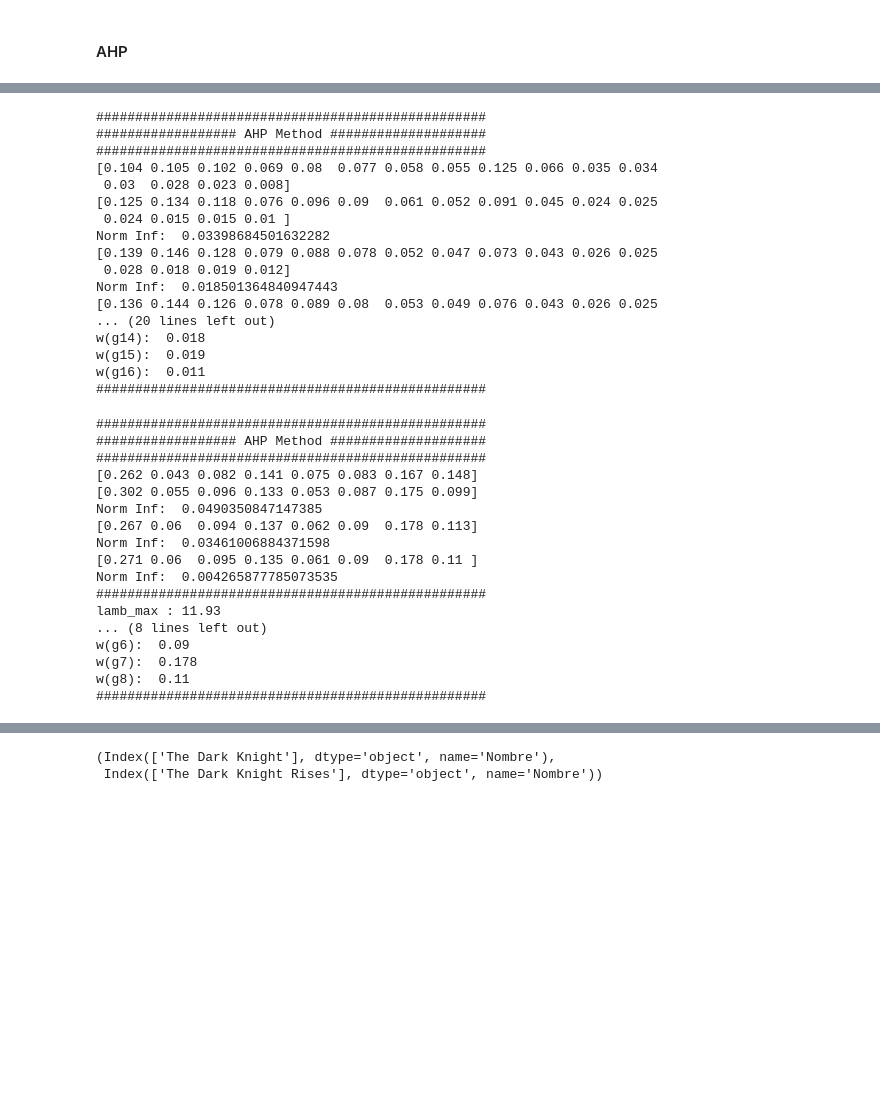
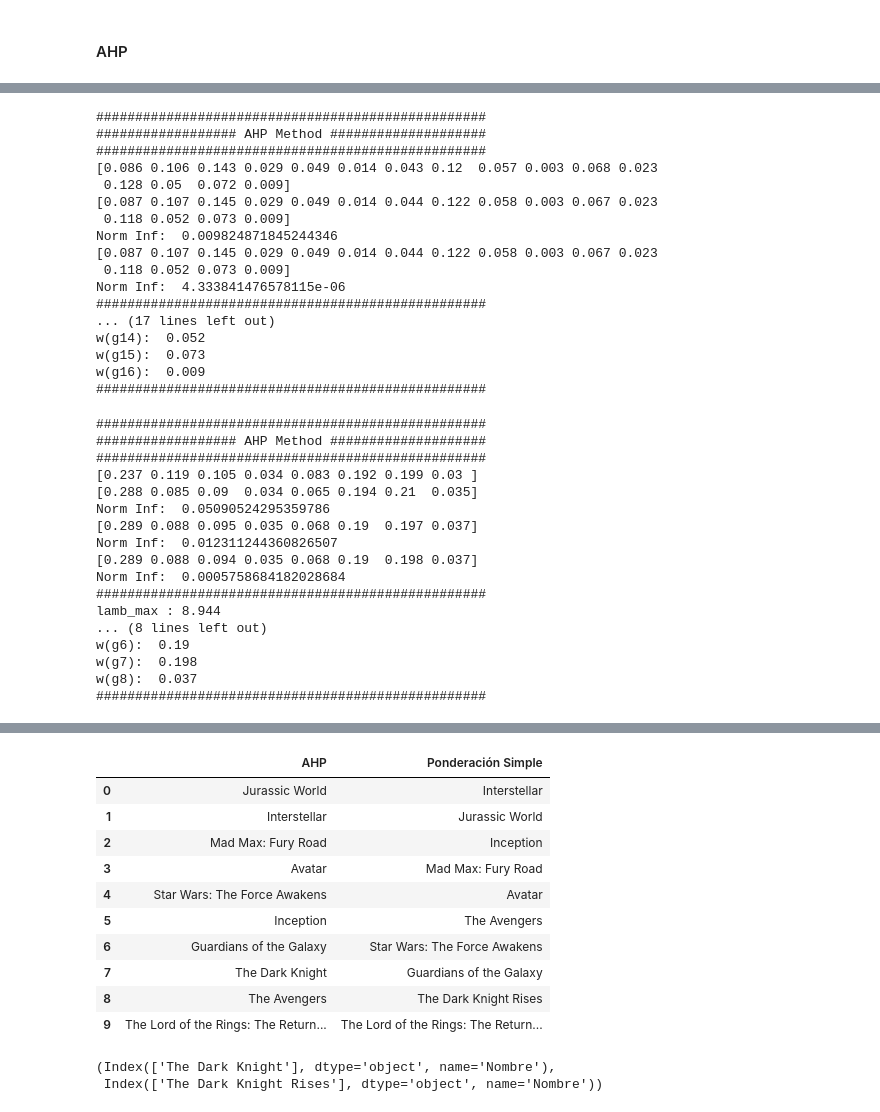
Before and after one commit to daoterog/Multi-Objective-Optim-Coursework, a Jupyter notebook: third_project/AHP.ipynb, the cells around one changed output, grey strips where cells are left out. Drawn from its saved outputs; the diff is of its cells as text; code cells hidden in the pictures; blank space fills up the shorter version.

```diff
--- a/third_project/AHP.ipynb
+++ b/third_project/AHP.ipynb
@@ -267,25 +184,24 @@ def create_matrix(lista_, dict_gen):
 # %%
-lista_generos = dataset_normalized['Género'].unique()
-matriz_generos = create_matrix(lista_generos, dict_gen)
-weights, rc = ahp_method(matriz_generos)
+#matriz_generos = create_matrix(lista_generos, dict_gen)
+weights, rc = ahp_method(matriz)
 # %% [output]
 ##################################################
 ################## AHP Method ####################
 ##################################################
-[0.104 0.105 0.102 0.069 0.08  0.077 0.058 0.055 0.125 0.066 0.035 0.034
- 0.03  0.028 0.023 0.008]
-[0.125 0.134 0.118 0.076 0.096 0.09  0.061 0.052 0.091 0.045 0.024 0.025
- 0.024 0.015 0.015 0.01 ]
-Norm Inf:  0.03398684501632282
-[0.139 0.146 0.128 0.079 0.088 0.078 0.052 0.047 0.073 0.043 0.026 0.025
- 0.028 0.018 0.019 0.012]
-Norm Inf:  0.018501364840947443
-[0.136 0.144 0.126 0.078 0.089 0.08  0.053 0.049 0.076 0.043 0.026 0.025
-... (20 lines left out)
-w(g14):  0.018
-w(g15):  0.019
-w(g16):  0.011
+[0.086 0.106 0.143 0.029 0.049 0.014 0.043 0.12  0.057 0.003 0.068 0.023
+ 0.128 0.05  0.072 0.009]
+[0.087 0.107 0.145 0.029 0.049 0.014 0.044 0.122 0.058 0.003 0.067 0.023
+ 0.118 0.052 0.073 0.009]
+Norm Inf:  0.009824871845244346
+[0.087 0.107 0.145 0.029 0.049 0.014 0.044 0.122 0.058 0.003 0.067 0.023
+ 0.118 0.052 0.073 0.009]
+Norm Inf:  4.333841476578115e-06
 ##################################################
+... (17 lines left out)
+w(g14):  0.052
+w(g15):  0.073
+w(g16):  0.009
+##################################################
 # %%
 # dict = generos : weight
 dict_weights = {}
@@ -328,23 +244,23 @@ dict_peliculas = {'Popularidad-Presupuesto': 1,
  'Votos-AñoEstreno': 0.8,
  'PromedioVotos-AñoEstreno': 4}
 # %%
-matriz_peliculas = create_matrix(campos_peliculas, dict_peliculas)
+matriz_peliculas = pd.read_excel('matriz_peliculas.xlsx', index_col=0).to_numpy()
 weights_peliculas, rc = ahp_method(matriz_peliculas)
 # %% [output]
 ##################################################
 ################## AHP Method ####################
 ##################################################
-[0.262 0.043 0.082 0.141 0.075 0.083 0.167 0.148]
-[0.302 0.055 0.096 0.133 0.053 0.087 0.175 0.099]
-Norm Inf:  0.0490350847147385
-[0.267 0.06  0.094 0.137 0.062 0.09  0.178 0.113]
-Norm Inf:  0.03461006884371598
-[0.271 0.06  0.095 0.135 0.061 0.09  0.178 0.11 ]
-Norm Inf:  0.004265877785073535
+[0.237 0.119 0.105 0.034 0.083 0.192 0.199 0.03 ]
+[0.288 0.085 0.09  0.034 0.065 0.194 0.21  0.035]
+Norm Inf:  0.05090524295359786
+[0.289 0.088 0.095 0.035 0.068 0.19  0.197 0.037]
+Norm Inf:  0.012311244360826507
+[0.289 0.088 0.094 0.035 0.068 0.19  0.198 0.037]
+Norm Inf:  0.0005758684182028684
 ##################################################
-lamb_max : 11.93
+lamb_max : 8.944
 ... (8 lines left out)
-w(g6):  0.09
-w(g7):  0.178
-w(g8):  0.11
+w(g6):  0.19
+w(g7):  0.198
+w(g8):  0.037
 ##################################################
@@ -369,6 +287,20 @@ pond_simple.head(10)
 # %%
 op1 = dataset_normalized.head(10).index
 op2 = pond_simple.head(10).index
+# %%
+pd.DataFrame(np.array([op1, op2]).T, columns=['AHP', 'Ponderación Simple'])
+# %% [output]
+|  | AHP | Ponderación Simple |
+| 0 | Jurassic World | Interstellar |
+| 1 | Interstellar | Jurassic World |
+| 2 | Mad Max: Fury Road | Inception |
+| 3 | Avatar | Mad Max: Fury Road |
+| 4 | Star Wars: The Force Awakens | Avatar |
+| 5 | Inception | The Avengers |
+| 6 | Guardians of the Galaxy | Star Wars: The Force Awakens |
+| 7 | The Dark Knight | Guardians of the Galaxy |
+| 8 | The Avengers | The Dark Knight Rises |
+| 9 | The Lord of the Rings: The Return... | The Lord of the Rings: The Return... |
 # %%
 # not in intersection
 
```
Also changed, not shown: parts of 7 cells of this notebook, 1 other file.
